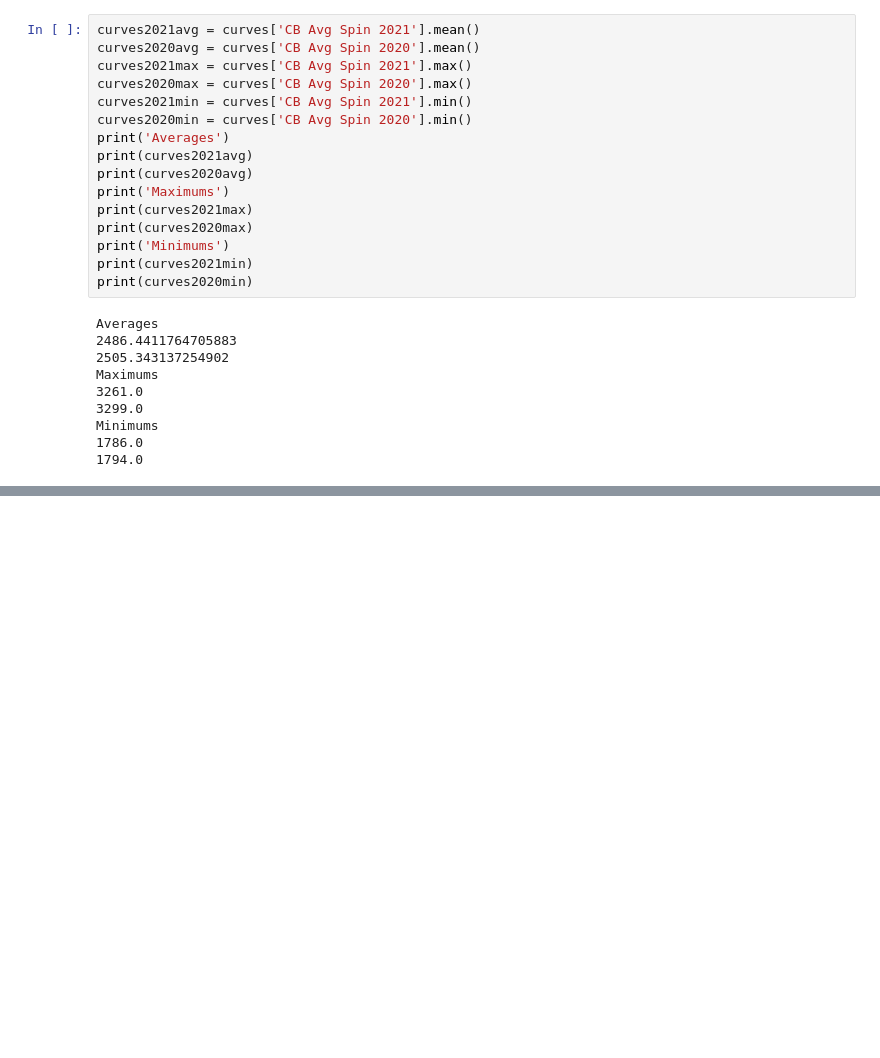
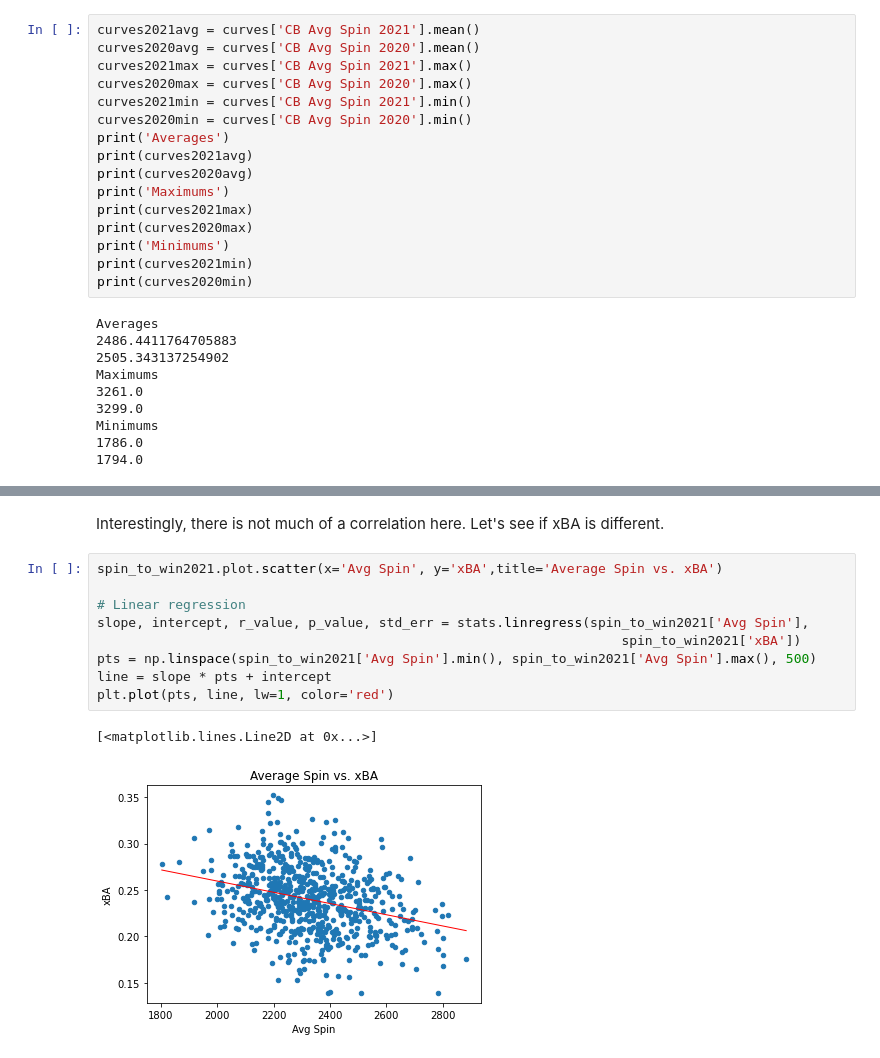
Before and after one commit to Jesparza17/Jesparza17, a Jupyter notebook: Project Notebook.ipynb, the cells around one changed output, grey strips where cells are left out. Cells and saved outputs as stored; diff of their text form; blank space fills up the shorter version.

```diff
--- a/Project Notebook.ipynb
+++ b/Project Notebook.ipynb
@@ -267,0 +335,14 @@ Let's take a look at three metrics: [expected batting average](https://www.mlb.c
+# %% [markdown]
+Interestingly, there is not much of a correlation here. Let's see if xBA is different.
+# %%
+spin_to_win2021.plot.scatter(x='Avg Spin', y='xBA',title='Average Spin vs. xBA')
+
+# Linear regression
+slope, intercept, r_value, p_value, std_err = stats.linregress(spin_to_win2021['Avg Spin'],
+                                                                   spin_to_win2021['xBA'])
+pts = np.linspace(spin_to_win2021['Avg Spin'].min(), spin_to_win2021['Avg Spin'].max(), 500)
+line = slope * pts + intercept
+plt.plot(pts, line, lw=1, color='red')
+# %% [output]
+[<matplotlib.lines.Line2D at 0x...>]
+[figure, added]
```
Also changed, not shown: parts of 8 cells of this notebook.
